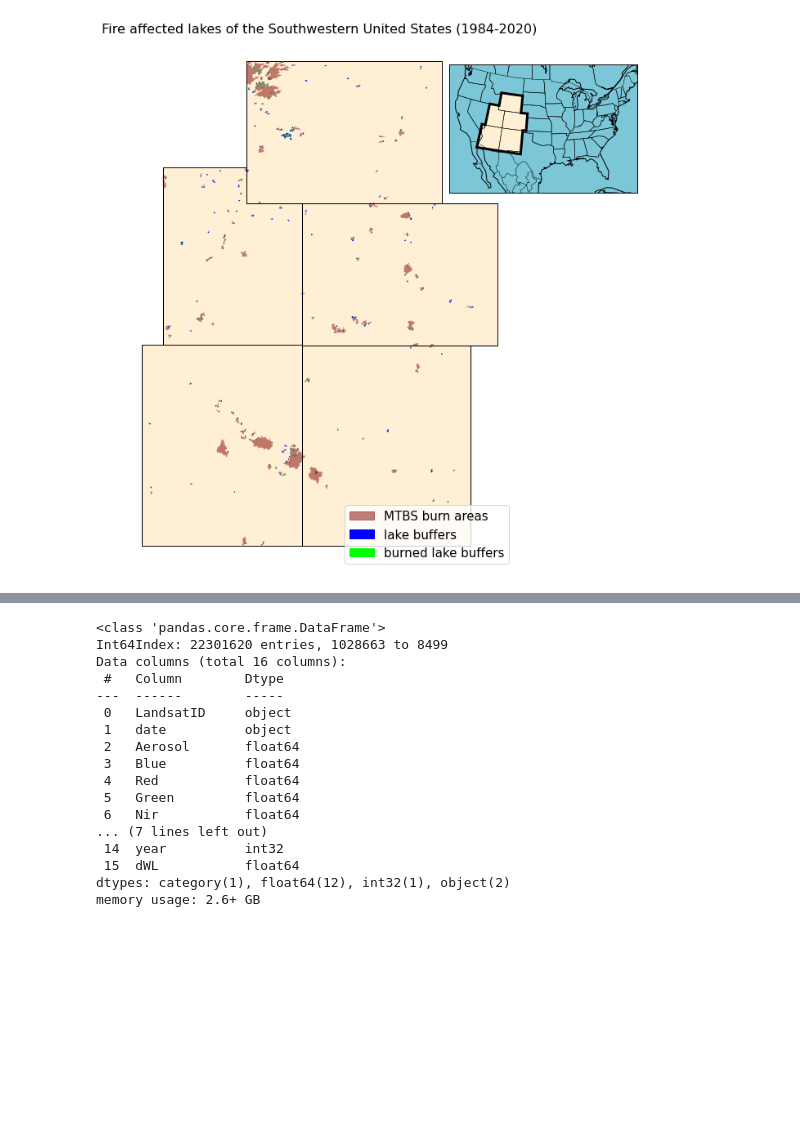
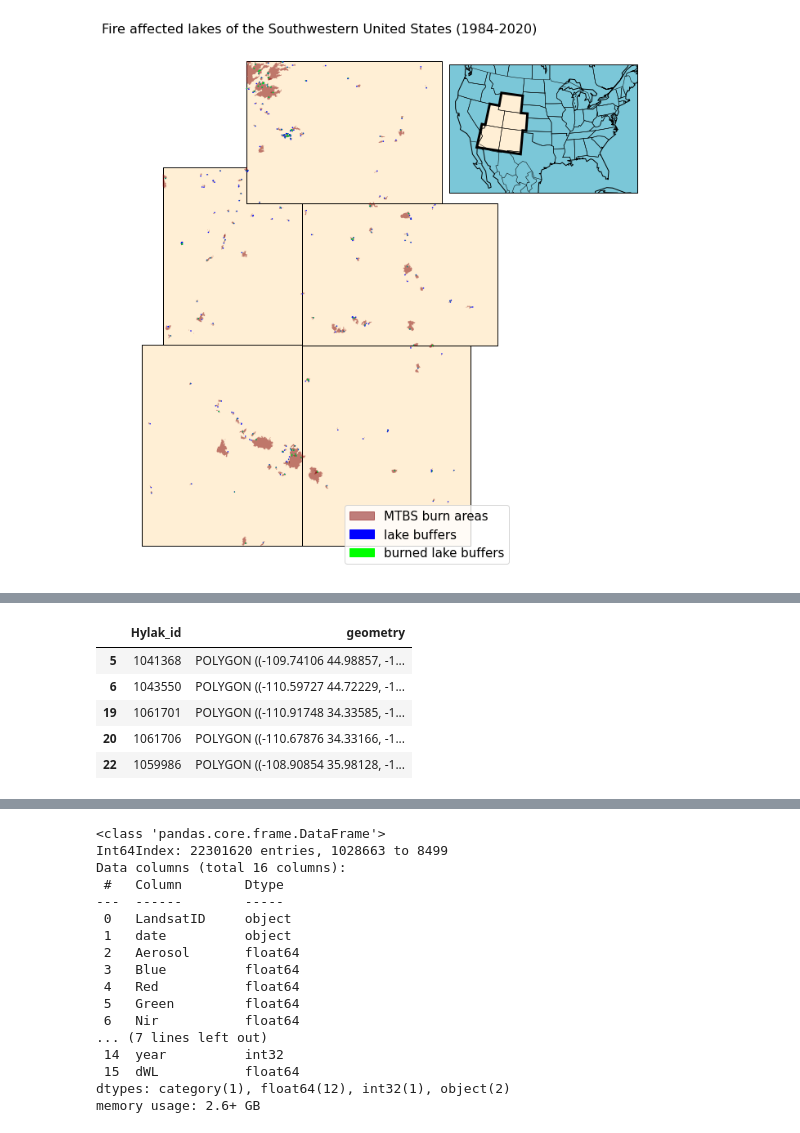
Before and after one commit to earthlab-education/ea-2021-final-project-wildfire_lake_productivity, a Jupyter notebook: data_collection_and_analysis_notebooks/01_download_clip_merge.ipynb, the cells around one changed output, grey strips where cells are left out. Drawn from its saved outputs; the diff is of its cells as text; code cells hidden in the pictures; blank space fills up the shorter version.

```diff
--- a/data_collection_and_analysis_notebooks/01_download_clip_merge.ipynb
+++ b/data_collection_and_analysis_notebooks/01_download_clip_merge.ipynb
@@ -202,6 +243,7 @@ Find burned lakes by merging datasets and identify overlaps with new set of poly
 # %%
 # Merge fire and lake datasets
-burnedlakes = gpd.overlay(hydro_points, mtbs_polys,  how ='intersection', keep_geom_type=False)
+burnedlakes = gpd.overlay(hydro_points, mtbs_polys,
+                          how='intersection', keep_geom_type=False)
 # %%
 # Geometries in this file are ONLY the burned portion of each catchment.
 # Use to calculate portion of whole catchment burned
@@ -325,0 +383,9 @@ Now there should be 2 local shapefiles for later use:
+# %%
+only_land.head()
+# %% [output]
+|  | Hylak_id | geometry |
+| 5 | 1041368 | POLYGON ((-109.74106 44.98857, -1... |
+| 6 | 1043550 | POLYGON ((-110.59727 44.72229, -1... |
+| 19 | 1061701 | POLYGON ((-110.91748 34.33585, -1... |
+| 20 | 1061706 | POLYGON ((-110.67876 34.33166, -1... |
+| 22 | 1059986 | POLYGON ((-108.90854 35.98128, -1... |
```
Also changed, not shown: parts of 45 cells of this notebook, 16 other files.
